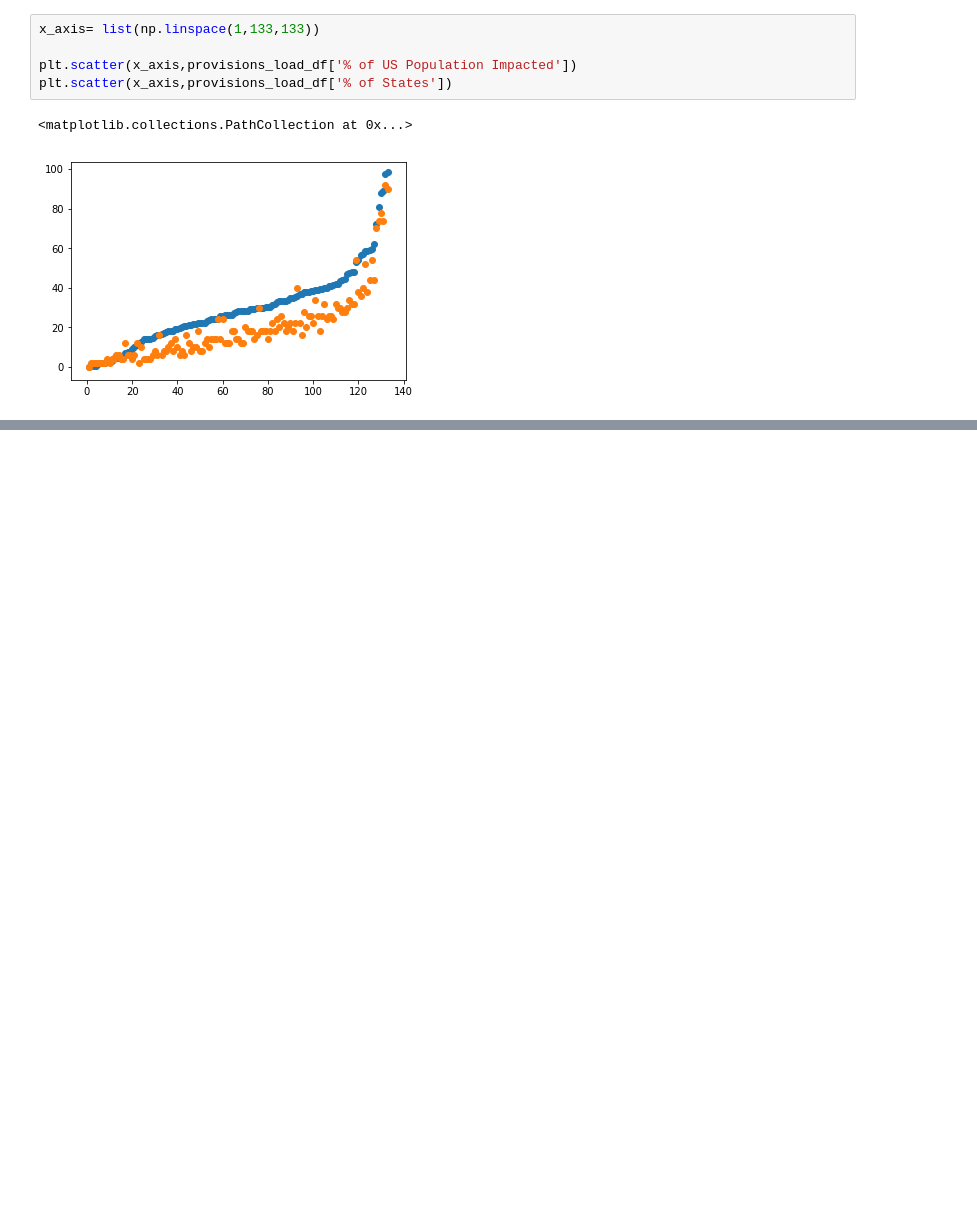
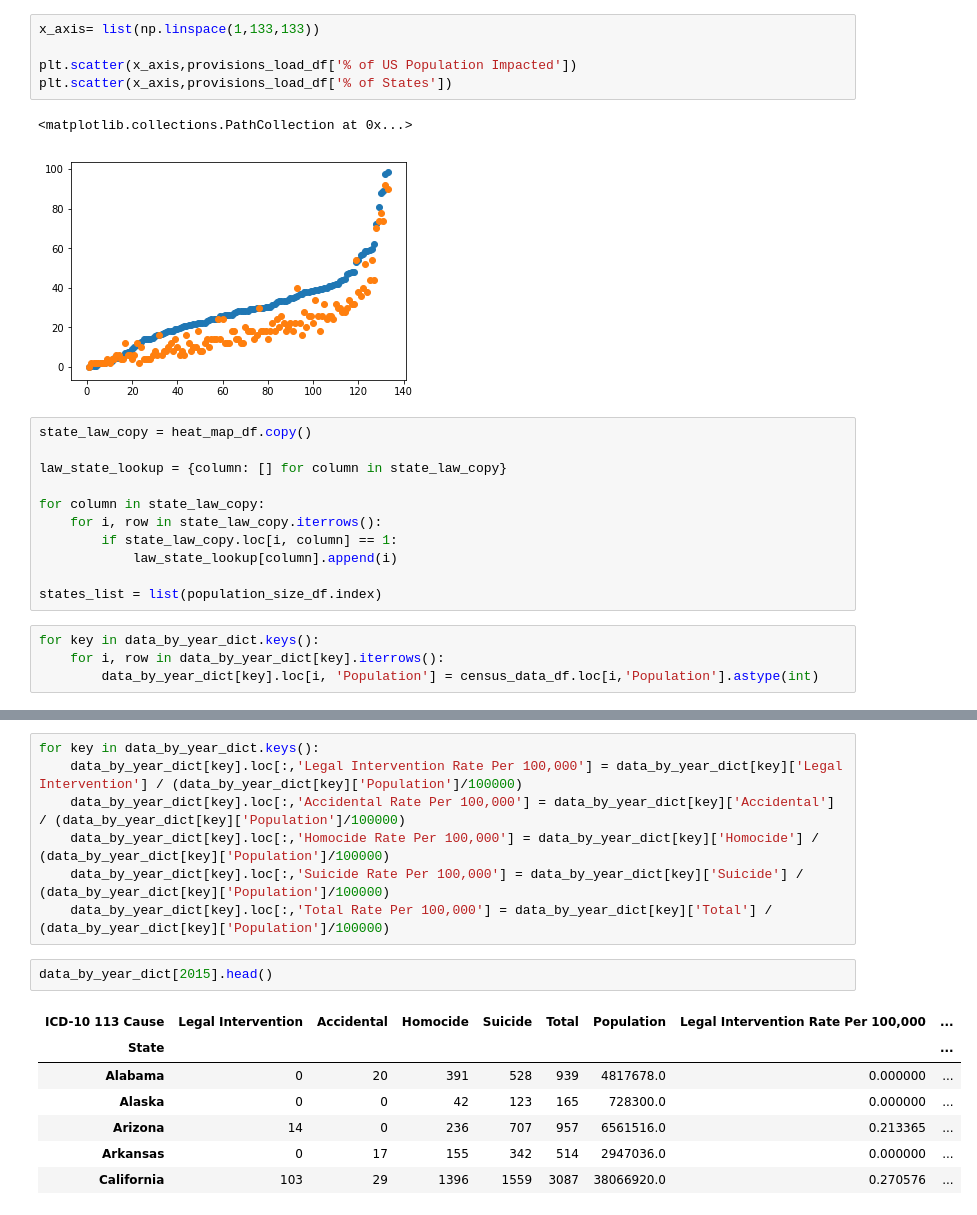
Before and after one commit to jjahn0/team2_repos, a Jupyter notebook: ED Data Manip.ipynb, the cells around one changed output, grey strips where cells are left out. Cells and saved outputs as stored; diff of their text form; blank space fills up the shorter version.

```diff
--- a/ED Data Manip.ipynb
+++ b/ED Data Manip.ipynb
@@ -198,3 +188,18 @@ plt.scatter(x_axis,provisions_load_df['% of States'])
 # %% [output]
 <matplotlib.collections.PathCollection at 0x...>
 [figure]
+# %%
+state_law_copy = heat_map_df.copy()
+
+law_state_lookup = {column: [] for column in state_law_copy}
+
+for column in state_law_copy:
+    for i, row in state_law_copy.iterrows():
+        if state_law_copy.loc[i, column] == 1:
+            law_state_lookup[column].append(i)
+
+states_list = list(population_size_df.index)
+# %%
+for key in data_by_year_dict.keys():
+    for i, row in data_by_year_dict[key].iterrows():
+        data_by_year_dict[key].loc[i, 'Population'] = census_data_df.loc[i,'Population'].astype(int)
@@ -200,0 +216,17 @@ plt.scatter(x_axis,provisions_load_df['% of States'])
+# %%
+for key in data_by_year_dict.keys():
+    data_by_year_dict[key].loc[:,'Legal Intervention Rate Per 100,000'] = data_by_year_dict[key]['Legal Intervention'] / (data_by_year_dict[key]['Population']/100000)
+    data_by_year_dict[key].loc[:,'Accidental Rate Per 100,000'] = data_by_year_dict[key]['Accidental'] / (data_by_year_dict[key]['Population']/100000)
+    data_by_year_dict[key].loc[:,'Homocide Rate Per 100,000'] = data_by_year_dict[key]['Homocide'] / (data_by_year_dict[key]['Population']/100000)
+    data_by_year_dict[key].loc[:,'Suicide Rate Per 100,000'] = data_by_year_dict[key]['Suicide'] / (data_by_year_dict[key]['Population']/100000)
+    data_by_year_dict[key].loc[:,'Total Rate Per 100,000'] = data_by_year_dict[key]['Total'] / (data_by_year_dict[key]['Population']/100000)
+# %%
+data_by_year_dict[2015].head()
+# %% [output]
+| ICD-10 113 Cause | Legal Intervention | Accidental | Homocide | Suicide | Total | Population | Legal Intervention Rate Per 100,000 | ... |
+| State |  |  |  |  |  |  |  | ... |
+| Alabama | 0 | 20 | 391 | 528 | 939 | 4817678.0 | 0.000000 | ... |
+| Alaska | 0 | 0 | 42 | 123 | 165 | 728300.0 | 0.000000 | ... |
+| Arizona | 14 | 0 | 236 | 707 | 957 | 6561516.0 | 0.213365 | ... |
+| Arkansas | 0 | 17 | 155 | 342 | 514 | 2947036.0 | 0.000000 | ... |
+| California | 103 | 29 | 1396 | 1559 | 3087 | 38066920.0 | 0.270576 | ... |
```
Also changed, not shown: parts of 9 cells of this notebook.
